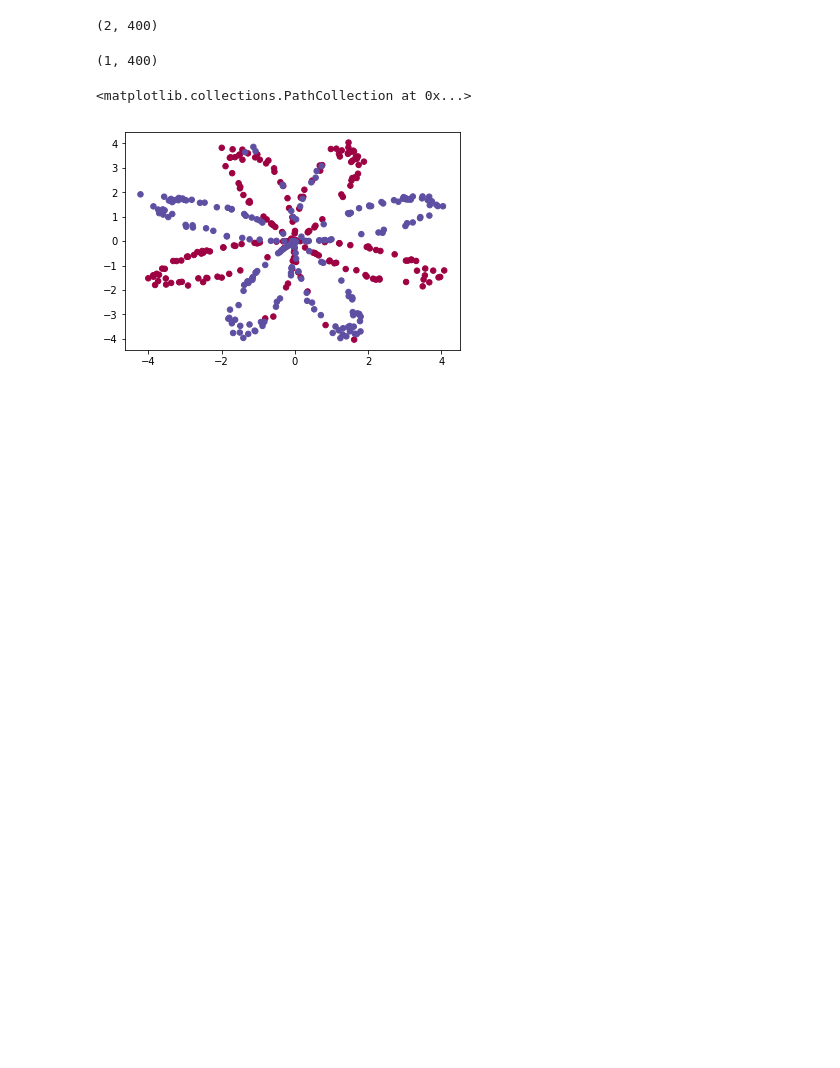
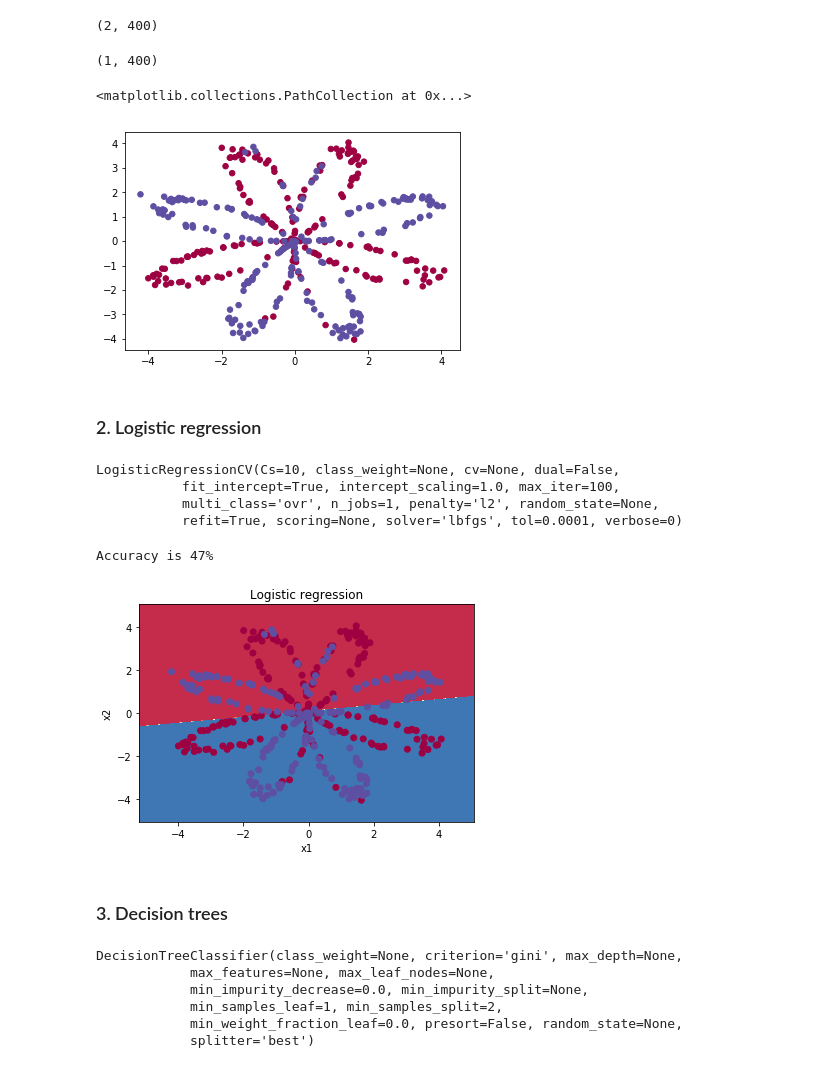
Before and after one commit to rajpalkulhari/deep-learning-coursera, a Jupyter notebook: shallow learning in plain python/classification with one hidden layer.ipynb, the cells around one changed output. Saved outputs shown, nothing was run; the diff lists cells and outputs as text; code cells hidden in the pictures; blank space fills up the shorter version.

```diff
--- a/shallow learning in plain python/classification with one hidden layer.ipynb
+++ b/shallow learning in plain python/classification with one hidden layer.ipynb
@@ -86,4 +87,35 @@ def plot_decision_boundary(model, X, y):
     plt.contourf(xx, yy, Z, cmap=plt.cm.Spectral)
     plt.ylabel('x2')
     plt.xlabel('x1')
-    plt.scatter(X[0, :], X[1, :], c=y, cmap=plt.cm.Spectral)
+    plt.scatter(X[0, :], X[1, :], c=np.squeeze(y), cmap=plt.cm.Spectral)
+# %% [markdown]
+### 2. Logistic regression
+# %%
+clf = sklearn.linear_model.LogisticRegressionCV()
+clf.fit(X.T, Y.T)
+# %% [output]
+LogisticRegressionCV(Cs=10, class_weight=None, cv=None, dual=False,
+           fit_intercept=True, intercept_scaling=1.0, max_iter=100,
+           multi_class='ovr', n_jobs=1, penalty='l2', random_state=None,
+           refit=True, scoring=None, solver='lbfgs', tol=0.0001, verbose=0)
+# %%
+plot_decision_boundary(lambda x: clf.predict(x), X, Y)
+plt.title('Logistic regression')
+
+LR_predictions = clf.predict(X.T)
+print('Accuracy is %d' % float((np.dot(Y, LR_predictions) + np.dot(1 - Y,1 - LR_predictions)) / float(Y.size) * 100) + "%")
+# %% [output]
+Accuracy is 47%
+[figure, added]
+# %% [markdown]
+### 3. Decision trees
+# %%
+dt = tree.DecisionTreeClassifier()
+dt.fit(X.T,Y.T)
+# %% [output]
+DecisionTreeClassifier(class_weight=None, criterion='gini', max_depth=None,
+            max_features=None, max_leaf_nodes=None,
+            min_impurity_decrease=0.0, min_impurity_split=None,
+            min_samples_leaf=1, min_samples_split=2,
+            min_weight_fraction_leaf=0.0, presort=False, random_state=None,
+            splitter='best')
```
Also changed, not shown: parts of 11 cells of this notebook.
